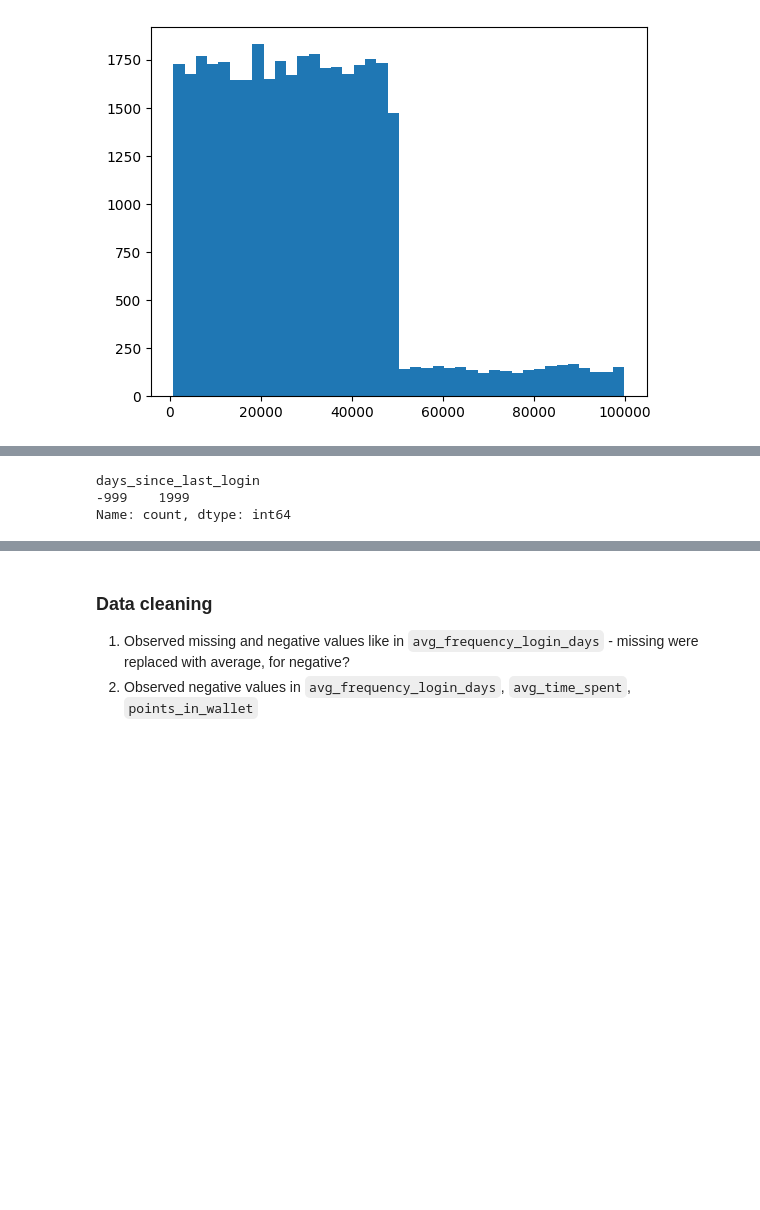
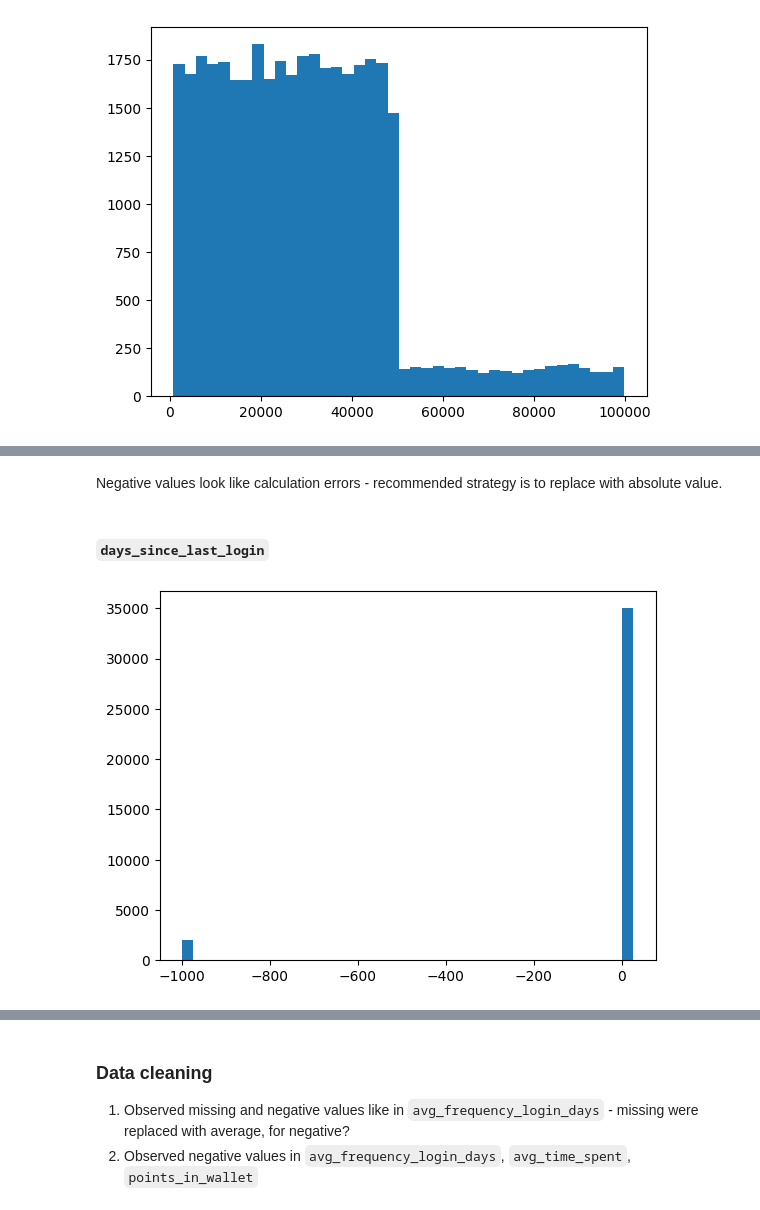
Before and after one commit to aviraljain99/customer-churn-analysis, a Jupyter notebook: dataset_eda.ipynb, the cells around one changed output, grey strips where cells are left out. Saved outputs shown, nothing was run; the diff lists cells and outputs as text; code cells hidden in the pictures; blank space fills up the shorter version.

```diff
--- a/dataset_eda.ipynb
+++ b/dataset_eda.ipynb
@@ -166,6 +179,9 @@ plt.show()
+# %% [markdown]
+Negative values look like calculation errors - recommended strategy is to replace with absolute value.
+# %% [markdown]
+#### `days_since_last_login`
 # %%
-df["days_since_last_login"][df["days_since_last_login"] < 0].value_counts()
+plt.hist(list(df["days_since_last_login"].values), bins=40)
+plt.show()
 # %% [output]
-days_since_last_login
--999    1999
-Name: count, dtype: int64
+[figure, added]
```
Also changed, not shown: parts of 32 cells of this notebook.
